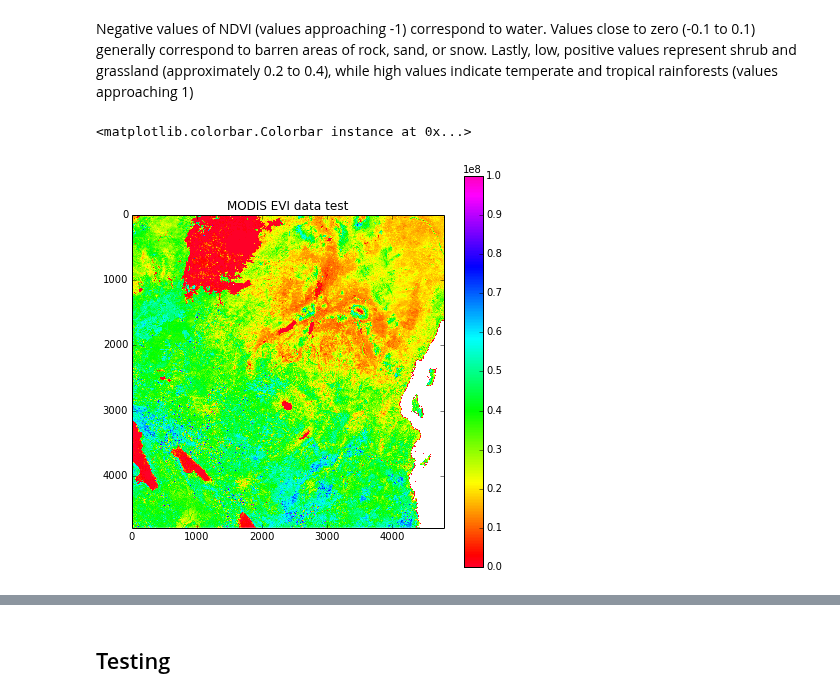
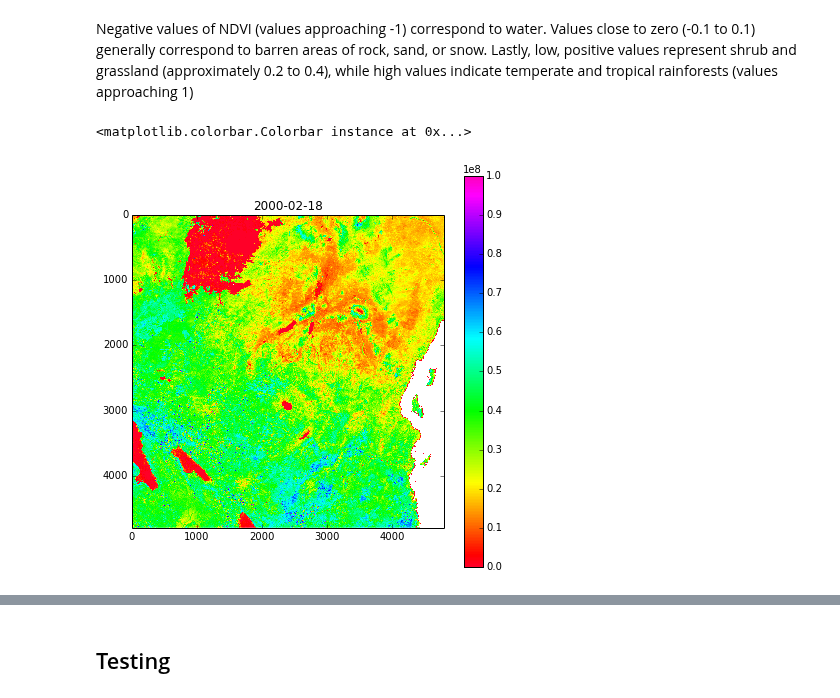
Before and after one commit to benlaken/Nbks, a Jupyter notebook: Veg_work.ipynb, the cells around one changed output, grey strips where cells are left out. Saved outputs shown, nothing was run; the diff lists cells and outputs as text; code cells hidden in the pictures.

```diff
--- a/Veg_work.ipynb
+++ b/Veg_work.ipynb
@@ -51,17 +58,17 @@ g = gdal.Open(f1)
 # %%
-
+g=gdal.Open(f1)
 if g is None:   # If the file isn't found, g will be none
     print "Problem opening file %s!" % f1
-else:
-    #print "File opened %s" % f1
+subdatasets = g.GetSubDatasets()
 
-
-#metadata = g.GetMetadata_Dict()
-#print(metadata['RANGEBEGINNINGDATE'], metadata['RANGEBEGINNINGTIME'])
+metadata = g.GetMetadata_Dict()
+print(metadata['RANGEBEGINNINGDATE'])#, metadata['RANGEBEGINNINGTIME'])
 #print '\n'
 
-subdatasets = g.GetSubDatasets()
+aa = metadata['RANGEBEGINNINGDATE']
+
+#subdatasets = g.GetSubDatasets()
 #for fname, name in subdatasets:
-    print fname
+#    print fname
     #print "\t", name
 # %% [output]
@@ -198,9 +195,10 @@ Negative values of NDVI (values approaching -1) correspond to water. Values clos
 # %%
 # Plot out the EVI data
 fig = plt.figure(figsize=(7, 7))
 plt.imshow(EVI,interpolation='none',vmin=0.0,vmax=100000000.0,cmap=cm.gist_rainbow)
-plt.title('MODIS EVI data test')
+plt.title(aa)
 plt.colorbar()
+#plt.text(0,0,aa,fontsize='20')
 # %% [output]
 <matplotlib.colorbar.Colorbar instance at 0x...>
-[figure, old version]
+[figure, new version]
```
Also changed, not shown: parts of 14 cells of this notebook.
